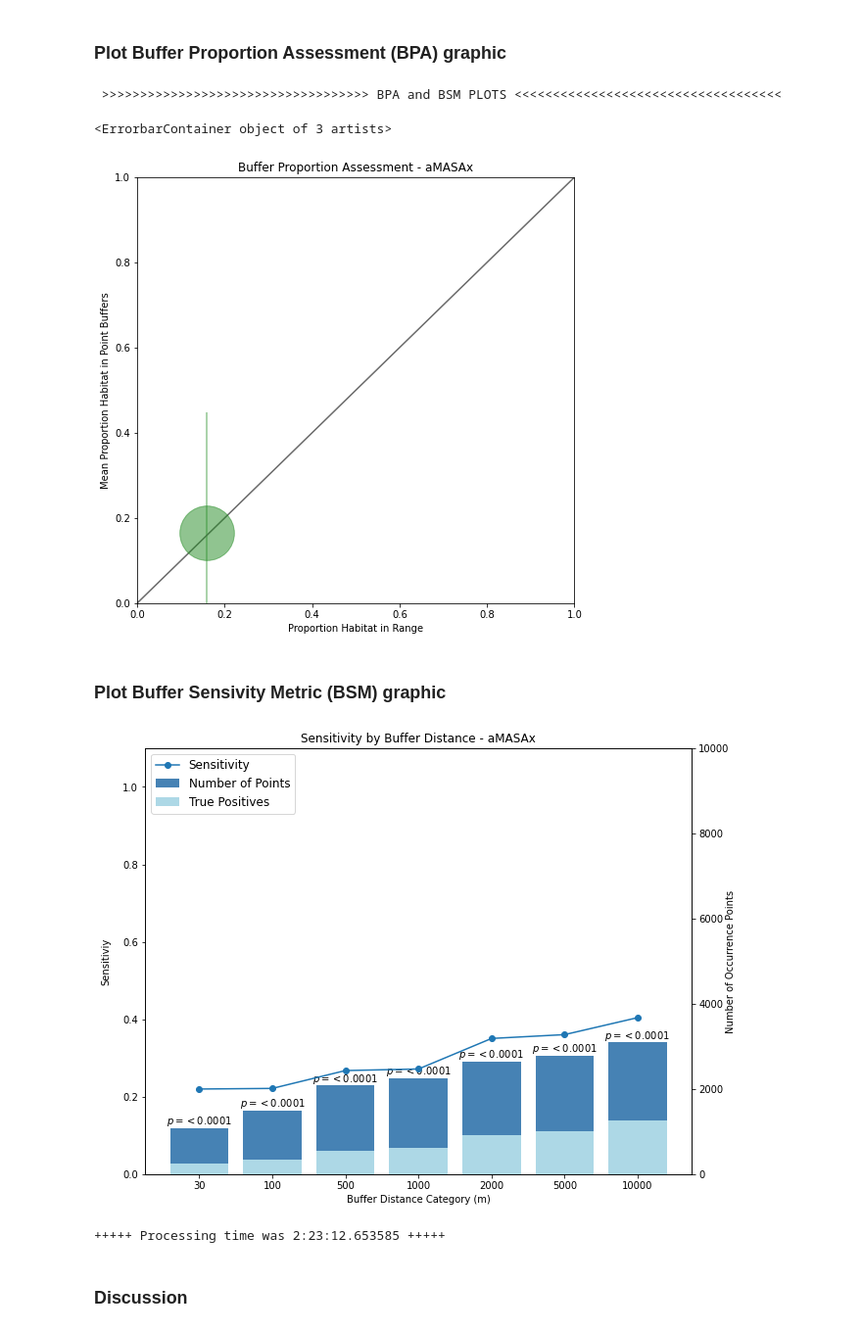
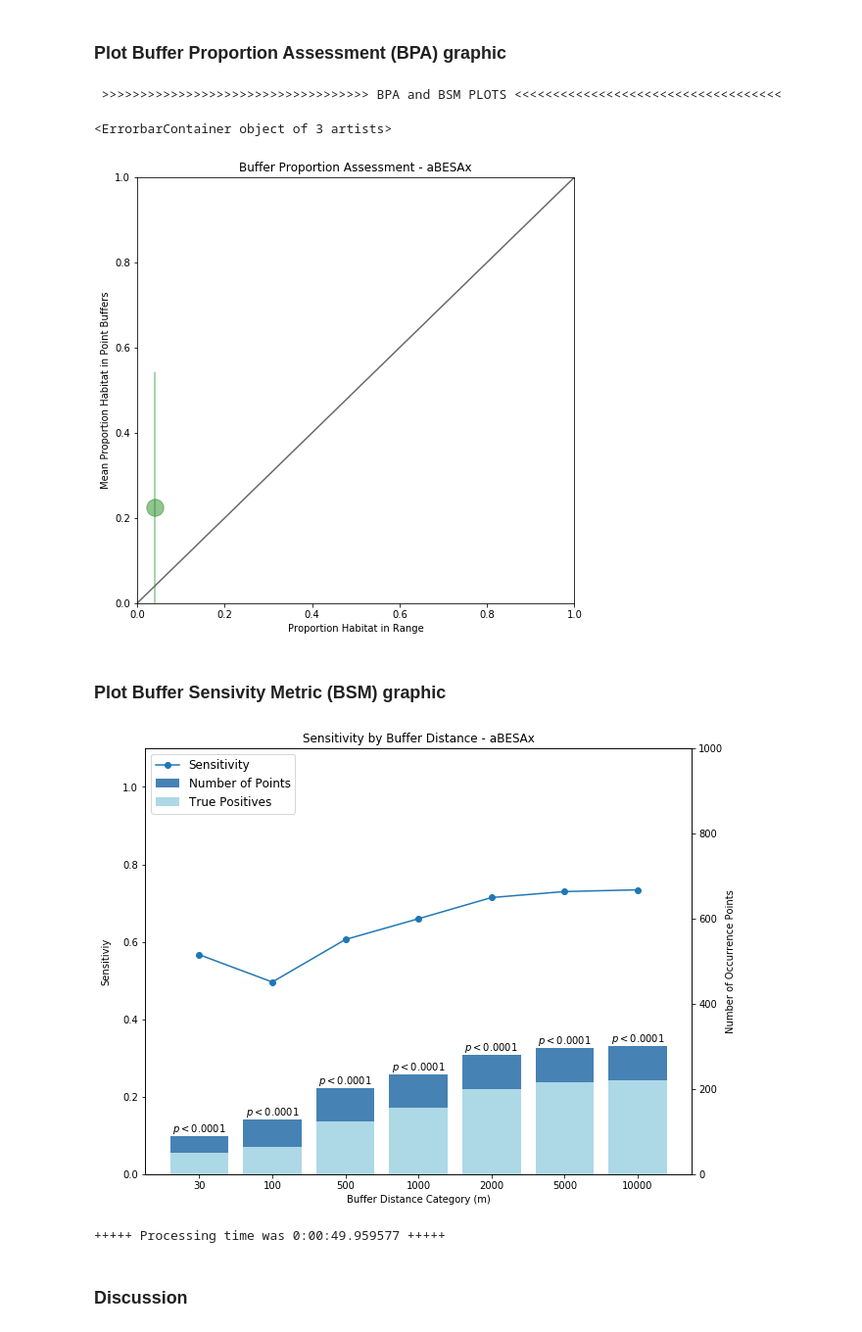
Before and after one commit to mjrubino/GAP-Habitat-Map-Assessment, a Jupyter notebook: Habitat-Map-Evaluation.ipynb, the cells around one changed output. Shown: that part at 98% size. Saved outputs shown, nothing was run; the diff lists cells and outputs as text; code cells hidden in the pictures.

```diff
--- a/Habitat-Map-Evaluation.ipynb
+++ b/Habitat-Map-Evaluation.ipynb
@@ -127,10 +128,10 @@ t0 = datetime.now()
 #            ++++ Directory Locations ++++
 #
 # Macbook specific
-workDir = '/Users/matthewrubino/GAP-Habitat-Map-Assessment/'
+#workDir = '/Users/matthewrubino/GAP-Habitat-Map-Assessment/'
 # Windows specific
-#workDir = "D:/USGS Analyses/GAP-Habitat-Map-Assessment/"
-dbDir = workDir + 'db/'
+workDir = "D:/USGS Analyses/GAP-Habitat-Map-Assessment/"
+dbDir = workDir + 'Outputs/'
 sppDir = workDir + 'species/'
 
 # The variable prophab is the proportion of habitat in the species range estimated
@@ -139,8 +140,13 @@ sppDir = workDir + 'species/'
 # sensitivity measurement (true positive fraction) of occurrence points with at
 # least one (or >= proportion habitat in range threshold) habitat cell within the
 # coordinate uncertainty buffer area - BSM
-sppcode = 'aMASAx'
-prophab = 0.159
+sppcode = 'aBESAx'
+prophab = 0.040
+# Using the occurrence db naming convention, set a variable using
+# the species code in the designated db that was searched
+# This is the 'species_id' in the species_concept table
+species_id = 'abesax0'
+
 # Suitable habitat raster value
 # For original GAP habitat map rasters values are seasonal:
 #  1 = summer only
@@ -195,7 +201,7 @@ geoms = gdfPtBuffs.geometry.values
  with a minimum of 30 meters based on coordinate uncertainty.
 '''
 
-db = dbDir + f"{sppcode}.sqlite"
+db = glob.glob(dbDir + f"{species_id}*.sqlite")[0]
 conn = sqlite3.connect(db, isolation_level='DEFERRED')
 # Bring the occurrence id, latitude and longitude, and coordinate uncertainty
 # in the species SQLite db into a Pandas dataframe
@@ -206,7 +212,11 @@ dtdict = {'occ_id':'str','longitude':'float','latitude':'float',
 df = pd.read_sql_query("SELECT occ_id, longitude, latitude, \
                         coordinateUncertaintyInMeters FROM occurrences", conn)
 
-dfPts = df.astype(dtdict)
+df = df.astype(dtdict)
+# Some duplicate points may have gotten through. Keep the ones with
+# the lowest coordinate uncertainty.
+dfPts = df.sort_values('coordinateUncertaintyInMeters').drop_duplicates(subset=['longitude', 'latitude'], keep='first')
+dfPts = dfPts.reset_index()
 
 # Bring the lat-longs into a geometry for GeoPandas
 gdf = gpd.GeoDataFrame(dfPts, geometry=gpd.points_from_xy(dfPts.longitude, dfPts.latitude),
@@ -350,7 +360,7 @@ for c in buffcats:
     if p < 0.0001:
         pv = "< 0.0001"
     else:
-        pv = str(round(p,4))
+        pv = "= " + str(round(p,4))
     # Add to the stats list
     statlst.append([c,tp,fn,sens,n,pv])
 
@@ -400,7 +410,7 @@ ax.errorbar(prophab, pbmean, yerr=pbsd, marker='o', c='forestgreen', ms=math.sqr
 # %% [output]
  >>>>>>>>>>>>>>>>>>>>>>>>>>>>>>>>>>> BPA and BSM PLOTS <<<<<<<<<<<<<<<<<<<<<<<<<<<<<<<<<<<
 <ErrorbarContainer object of 3 artists>
-[figure, old version]
+[figure, new version]
 # %% [markdown]
 ### Plot Buffer Sensivity Metric (BSM) graphic <a name="code67"></a><a name="BSM"></a>
 # %%
@@ -439,36 +449,36 @@ def plabel(a, rects, pvalue, xpos='center'):
     """
     Attach a text label above each bar.
 
     *xpos* indicates which side to place the text with respect to
     the center of the bar. It can be one of the following:
     {'center', 'right', 'left'}.
 
     parameters:
     a = matplotlib axis to plot on
     rects = the rectangles representing the bars in the chart
     pvalue = the label values to insert
     xpos = center, right, left postion
     """
 
     xpos = xpos.lower()  # normalize the case of the parameter
     ha = {'center': 'center', 'right': 'left', 'left': 'right'}
     offset = {'center': 0.5, 'right': 0.57, 'left': 0.43}  # x_txt = x + w*off
 
     for i, rect in enumerate(rects):
         height = rect.get_height()
         a.text(rect.get_x() + rect.get_width()*offset[xpos], 1.0*height,
-                r'$p = {}$'.format(pvalue[i]), ha=ha[xpos], va='bottom')
+                r'$p {}$'.format(pvalue[i]), ha=ha[xpos], va='bottom')
 
 pvals = dfSens['p-Value']
 plabel(ax1,br,pvals,'center')
 
 plt.show()
 
 t1 = datetime.now()
 print("+++++ Processing time was", t1 - t0, '+++++')
 # %% [output]
-[figure, old version]
+[figure, new version]
-+++++ Processing time was 2:23:12.653585 +++++
++++++ Processing time was 0:00:49.959577 +++++
 # %% [markdown]
 ### Discussion <a name="discussion"></a>
 # %%
```
Also changed, not shown: parts of 6 cells of this notebook, 2 other files.
